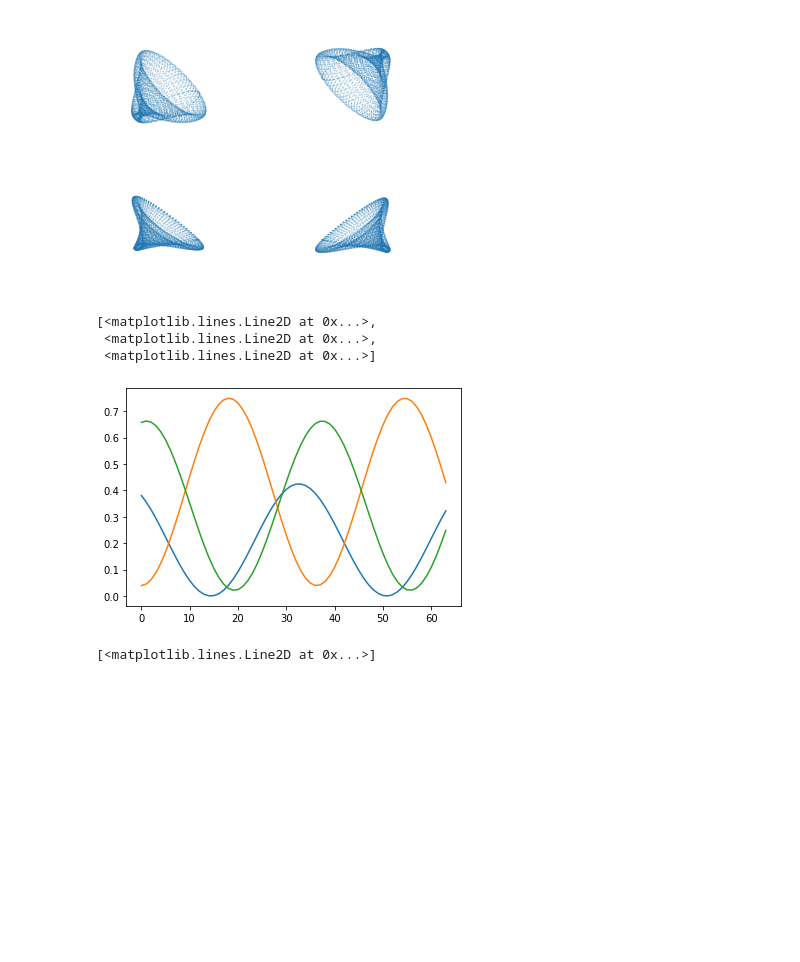
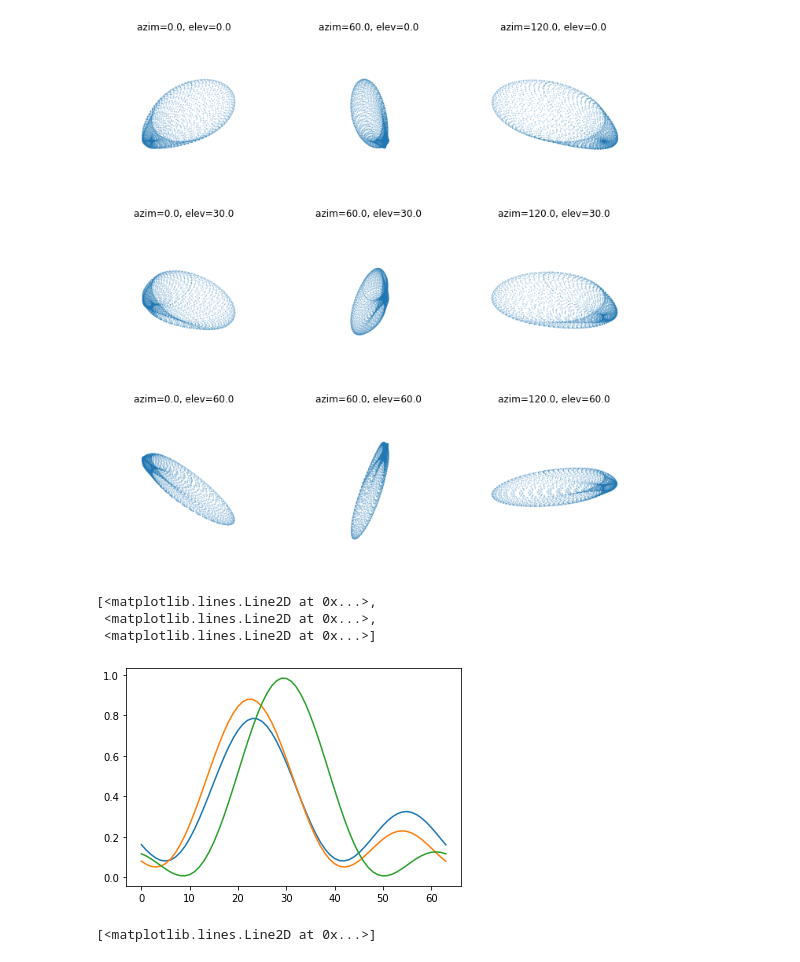
Before and after one commit to bioAI-Oslo/CI-grid-cells, a Jupyter notebook: scatter-3grids.ipynb, the cells around one changed output. Cells and saved outputs as stored; diff of their text form; code cells hidden in the pictures; blank space fills up the shorter version.

```diff
--- a/scatter-3grids.ipynb
+++ b/scatter-3grids.ipynb
@@ -56,6 +57,6 @@ phases = gridmodule.inner_hexagon.sample(3)
 #phases = np.array(phases)
 
 gridmodule.init_module(phases)
-ratemaps = gridmodule(board).T
+ratemaps = gridmodule(board)
 phases.shape, ratemaps.shape
 # %% [output]
@@ -75,16 +71,16 @@ np.std(np.sum(ratemaps,axis=-1))
 # %%
-scatter3d(ratemaps,ncols=2,nrows=2,s=0.1,alpha=0.5)
+scatter3d(ratemaps.T,ncols=3,nrows=3,s=0.1,alpha=0.5, figsize=(10,10))
 plt.tight_layout()
 # %% [output]
-[figure, old version]
+[figure, new version]
 # %%
 #plt.plot(*data[35,:,:2].T)
-plt.plot(ratemaps[10,:])
+plt.plot(ratemaps[:,10].T)
 # %% [output]
 [<matplotlib.lines.Line2D at 0x...>,
  <matplotlib.lines.Line2D at 0x...>,
  <matplotlib.lines.Line2D at 0x...>]
-[figure, old version]
+[figure, new version]
 # %%
 theta = np.linspace(-5,5,1001)
 x = np.sin(theta+3*np.pi/2)
```
Also changed, not shown: parts of 5 cells of this notebook, 4 other files.
